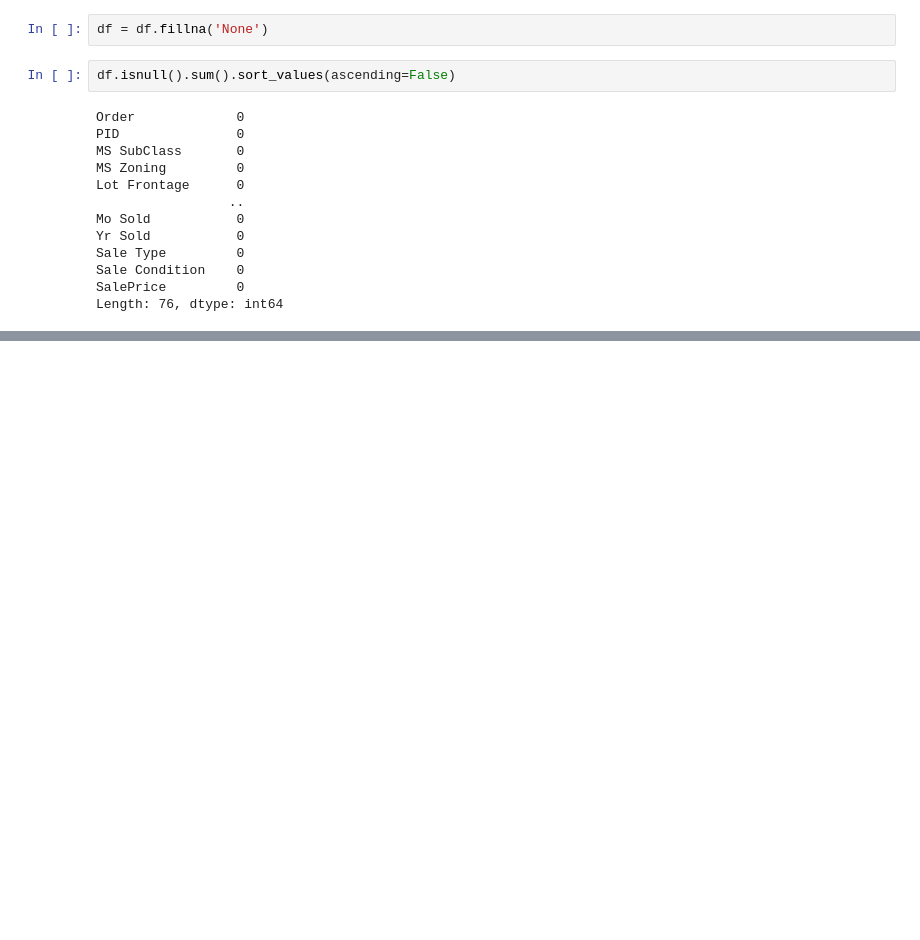
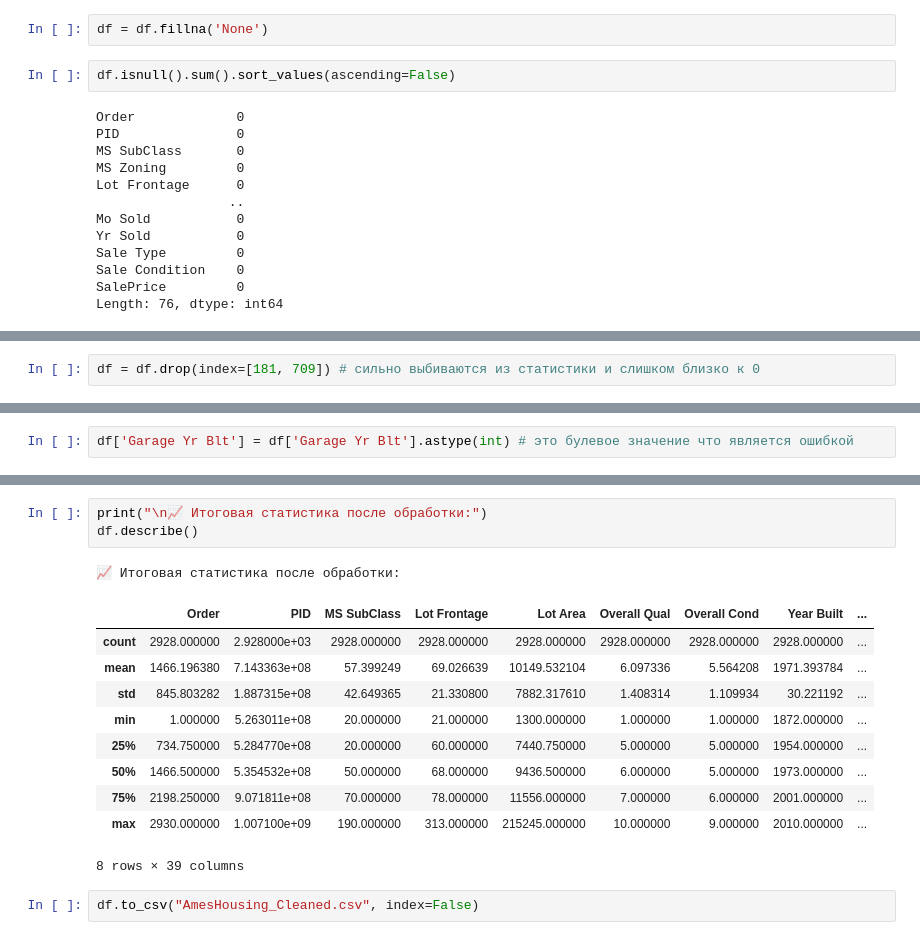
Before and after one commit to 4kture/DataScience, a Jupyter notebook: module_A.ipynb, the cells around one changed output, grey strips where cells are left out. Cells and saved outputs as stored; diff of their text form; blank space fills up the shorter version.

```diff
--- a/module_A.ipynb
+++ b/module_A.ipynb
@@ -131,0 +173,2 @@ Length: 76, dtype: int64
+# %%
+df = df.drop(index=[181, 709]) # сильно выбиваются из статистики и слишком близко к 0
@@ -131,0 +188,2 @@ Length: 76, dtype: int64
+# %%
+df['Garage Yr Blt'] = df['Garage Yr Blt'].astype(int) # это булевое значение что является ошибкой
@@ -131,0 +211,17 @@ Length: 76, dtype: int64
+# %%
+print("\n📈 Итоговая статистика после обработки:")
+df.describe()
+# %% [output]
+📈 Итоговая статистика после обработки:
+|  | Order | PID | MS SubClass | Lot Frontage | Lot Area | Overall Qual | Overall Cond | Year Built | ... |
+| count | 2928.000000 | 2.928000e+03 | 2928.000000 | 2928.000000 | 2928.000000 | 2928.000000 | 2928.000000 | 2928.000000 | ... |
+| mean | 1466.196380 | 7.143363e+08 | 57.399249 | 69.026639 | 10149.532104 | 6.097336 | 5.564208 | 1971.393784 | ... |
+| std | 845.803282 | 1.887315e+08 | 42.649365 | 21.330800 | 7882.317610 | 1.408314 | 1.109934 | 30.221192 | ... |
+| min | 1.000000 | 5.263011e+08 | 20.000000 | 21.000000 | 1300.000000 | 1.000000 | 1.000000 | 1872.000000 | ... |
+| 25% | 734.750000 | 5.284770e+08 | 20.000000 | 60.000000 | 7440.750000 | 5.000000 | 5.000000 | 1954.000000 | ... |
+| 50% | 1466.500000 | 5.354532e+08 | 50.000000 | 68.000000 | 9436.500000 | 6.000000 | 5.000000 | 1973.000000 | ... |
+| 75% | 2198.250000 | 9.071811e+08 | 70.000000 | 78.000000 | 11556.000000 | 7.000000 | 6.000000 | 2001.000000 | ... |
+| max | 2930.000000 | 1.007100e+09 | 190.000000 | 313.000000 | 215245.000000 | 10.000000 | 9.000000 | 2010.000000 | ... |
+8 rows × 39 columns
+# %%
+df.to_csv("AmesHousing_Cleaned.csv", index=False)
```
Also changed, not shown: parts of 9 cells of this notebook, 2 other files.
